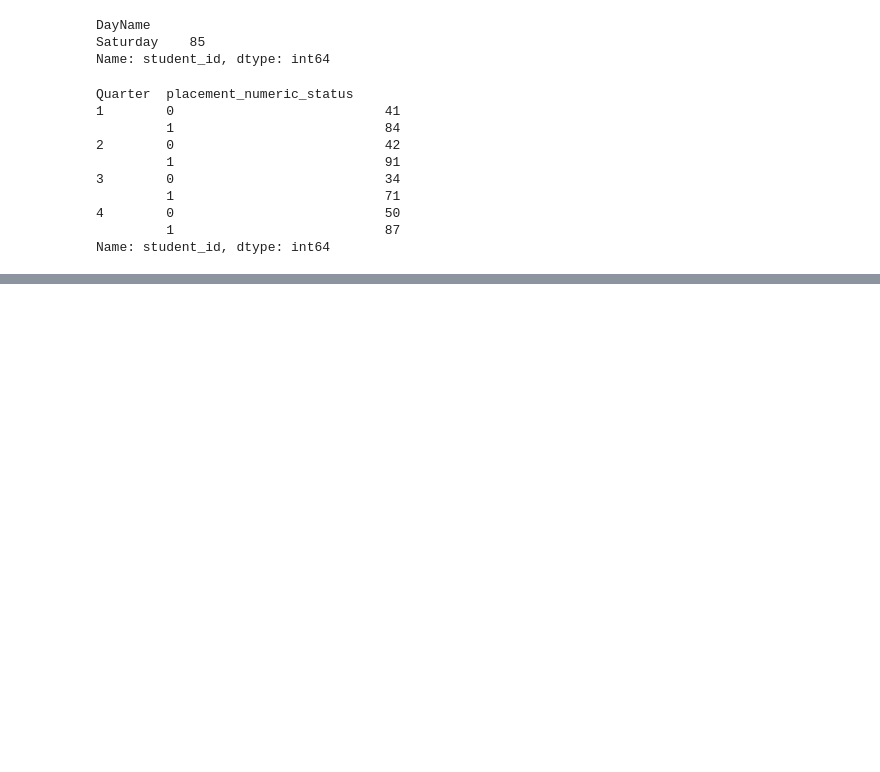
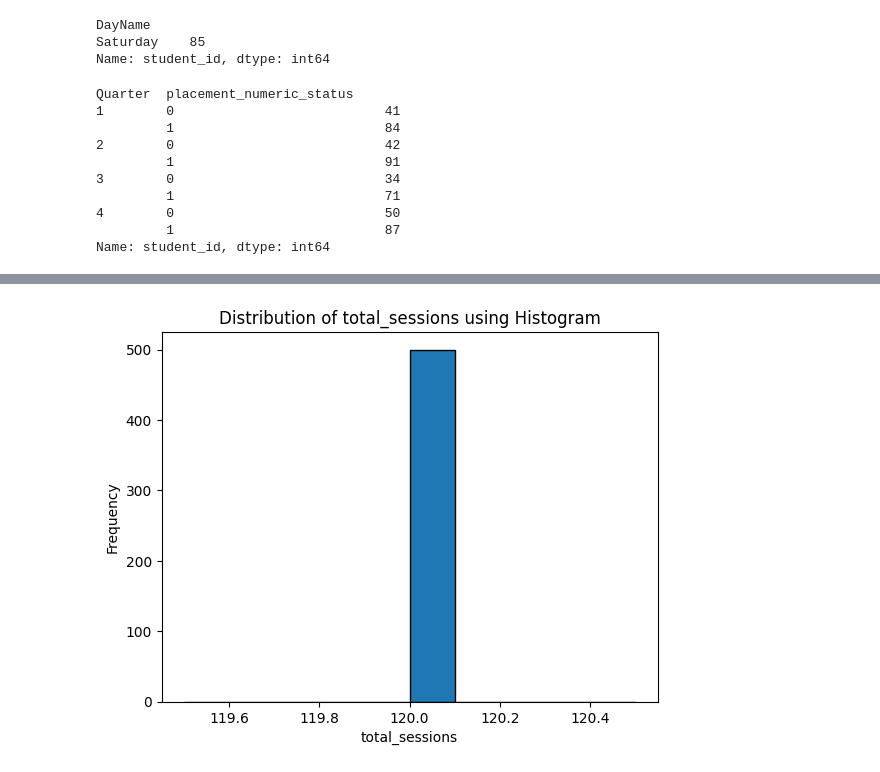
Before and after one commit to anuja-2904/Edtech_Student_Learning_data, a Jupyter notebook: Edtech_Student_Learning_data (1).ipynb, the cells around one changed output, grey strips where cells are left out. Cells and saved outputs as stored; diff of their text form; code cells hidden in the pictures; blank space fills up the shorter version.

```diff
--- a/Edtech_Student_Learning_data (1).ipynb
+++ b/Edtech_Student_Learning_data (1).ipynb
@@ -1101,0 +1125,8 @@ Name: student_id, dtype: int64
+# %%
+plt.hist(df["total_sessions"],edgecolor="black")
+plt.title("Distribution of total_sessions using Histogram")
+plt.xlabel("total_sessions")
+plt.ylabel("Frequency")
+plt.show()
+# %% [output]
+[figure, added]
```
Also changed, not shown: parts of 95 cells of this notebook.
